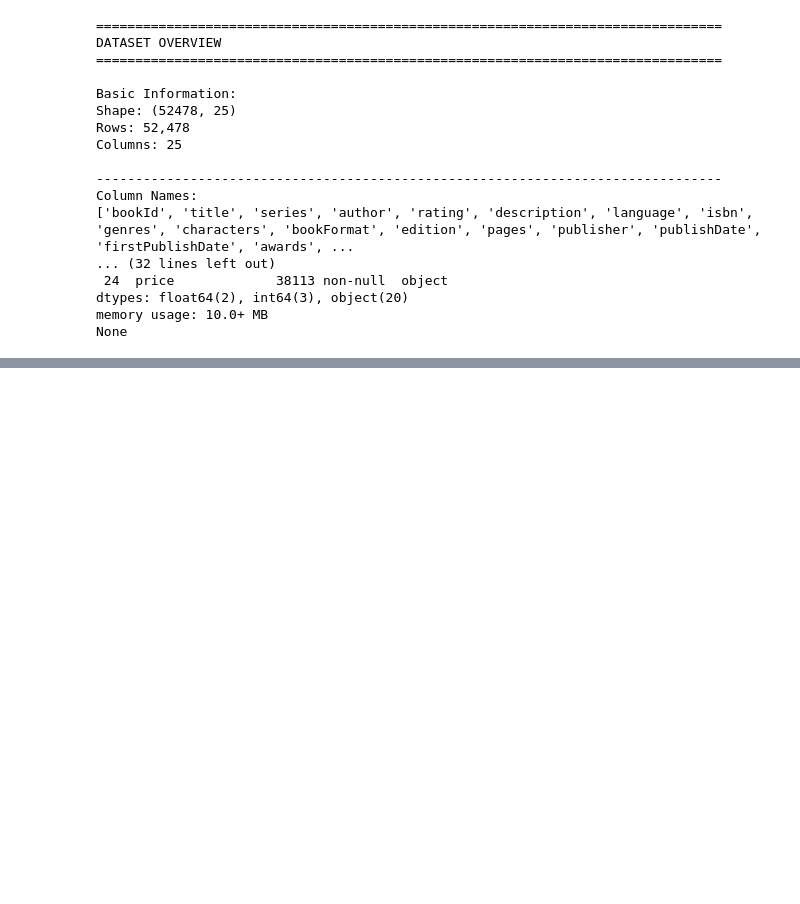
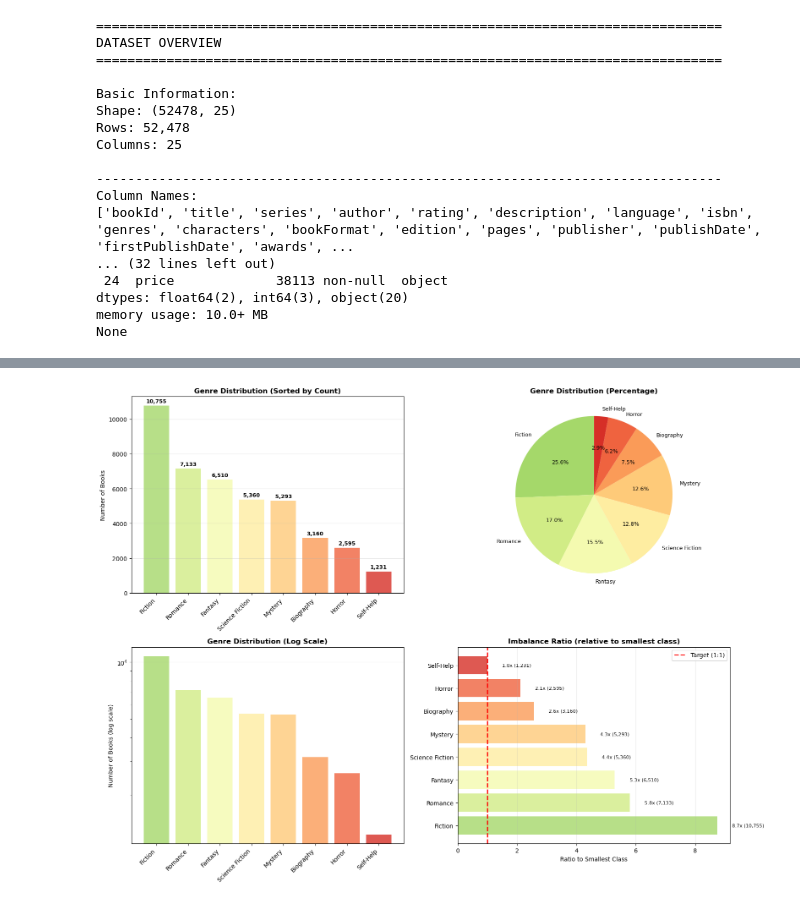
Before and after one commit to subnirdesh/book_genre_classification, a Jupyter notebook: notebooks/01_data_cleaning.ipynb, the cells around one changed output, grey strips where cells are left out. Saved outputs shown, nothing was run; the diff lists cells and outputs as text; code cells hidden in the pictures; blank space fills up the shorter version.

```diff
--- a/notebooks/01_data_cleaning.ipynb
+++ b/notebooks/01_data_cleaning.ipynb
@@ -53,0 +659,81 @@ None
+# %%
+print("="*80)
+print("CLASS IMBALANCE ANALYSIS")
+print("="*80)
+
+# Counting books per genre
+genre_counts = df['primary_genre'].value_counts().sort_values(ascending=False)
+
+print(f"\nBooks per Genre:")
+print(genre_counts)
+
+# Calculating imbalance metrics
+print(f"\n Imbalance Metrics:")
+print(f"   Total books: {len(df):,}")
+print(f"   Number of genres: {df['primary_genre'].nunique()}")
+print(f"   Largest class: {genre_counts.iloc[0]:,} ({genre_counts.index[0]})")
+print(f"   Smallest class: {genre_counts.iloc[-1]:,} ({genre_counts.index[-1]})")
+print(f"   Imbalance ratio: {genre_counts.iloc[0] / genre_counts.iloc[-1]:.2f}x")
+print(f"   Mean books per genre: {genre_counts.mean():.2f}")
+print(f"   Median books per genre: {genre_counts.median():.2f}")
+print(f"   Std deviation: {genre_counts.std():.2f}")
+
+# Visualizing imbalance
+fig, axes = plt.subplots(2, 2, figsize=(16, 12))
+
+# 1. Bar chart (sorted by count)
+colors = plt.cm.RdYlGn_r(np.linspace(0.3, 0.9, len(genre_counts)))
+axes[0, 0].bar(range(len(genre_counts)), genre_counts.values, color=colors, alpha=0.8)
+axes[0, 0].set_xticks(range(len(genre_counts)))
+axes[0, 0].set_xticklabels(genre_counts.index, rotation=45, ha='right')
+axes[0, 0].set_title('Genre Distribution (Sorted by Count)', fontsize=12, fontweight='bold')
+axes[0, 0].set_ylabel('Number of Books', fontsize=10)
+axes[0, 0].grid(axis='y', alpha=0.3)
+
+# Adding value labels
+for i, v in enumerate(genre_counts.values):
+    axes[0, 0].text(i, v + 100, f'{v:,}', ha='center', va='bottom',
+                     fontsize=9, fontweight='bold')
+
+# 2. Pie chart
+axes[0, 1].pie(genre_counts.values, labels=genre_counts.index, autopct='%1.1f%%',
+               colors=colors, startangle=90, textprops={'fontsize': 9})
+axes[0, 1].set_title('Genre Distribution (Percentage)', fontsize=12, fontweight='bold')
+
+# 3. Log scale bar chart
+axes[1, 0].bar(range(len(genre_counts)), genre_counts.values, color=colors, alpha=0.8)
+axes[1, 0].set_yscale('log')
+axes[1, 0].set_xticks(range(len(genre_counts)))
+axes[1, 0].set_xticklabels(genre_counts.index, rotation=45, ha='right')
+axes[1, 0].set_title('Genre Distribution (Log Scale)', fontsize=12, fontweight='bold')
+axes[1, 0].set_ylabel('Number of Books (log scale)', fontsize=10)
+axes[1, 0].grid(axis='y', alpha=0.3)
+
+# 4. Imbalance ratio visualization
+smallest = genre_counts.min()
+ratios = genre_counts.values / smallest
+axes[1, 1].barh(range(len(genre_counts)), ratios, color=colors, alpha=0.8)
+axes[1, 1].set_yticks(range(len(genre_counts)))
+axes[1, 1].set_yticklabels(genre_counts.index)
+axes[1, 1].set_title('Imbalance Ratio (relative to smallest class)',
+                      fontsize=12, fontweight='bold')
+axes[1, 1].set_xlabel('Ratio to Smallest Class', fontsize=10)
+axes[1, 1].axvline(x=1, color='red', linestyle='--', linewidth=2, label='Target (1:1)')
+axes[1, 1].legend()
+axes[1, 1].grid(axis='x', alpha=0.3)
+
+# Adding ratio labels
+for i, (ratio, count) in enumerate(zip(ratios, genre_counts.values)):
+    axes[1, 1].text(ratio + 0.5, i, f'{ratio:.1f}x ({count:,})',
+                     va='center', fontsize=8)
+
+plt.tight_layout()
+plt.show()
+
+# Determining balancing strategy
+smallest_class_size = genre_counts.min()
+print(f"\n💡 Balancing Strategy:")
+print(f"   Smallest class: {genre_counts.index[-1]} with {smallest_class_size:,} books")
+print(f"   Recommended approach: Sample {smallest_class_size:,} books from each genre")
+print(f"   Final balanced dataset will have: {smallest_class_size * 8:,} books")
+# %% [output]
@@ -53,0 +757 @@ None
+[figure, added]
```
Also changed, not shown: parts of 27 cells of this notebook, 5 other files.
